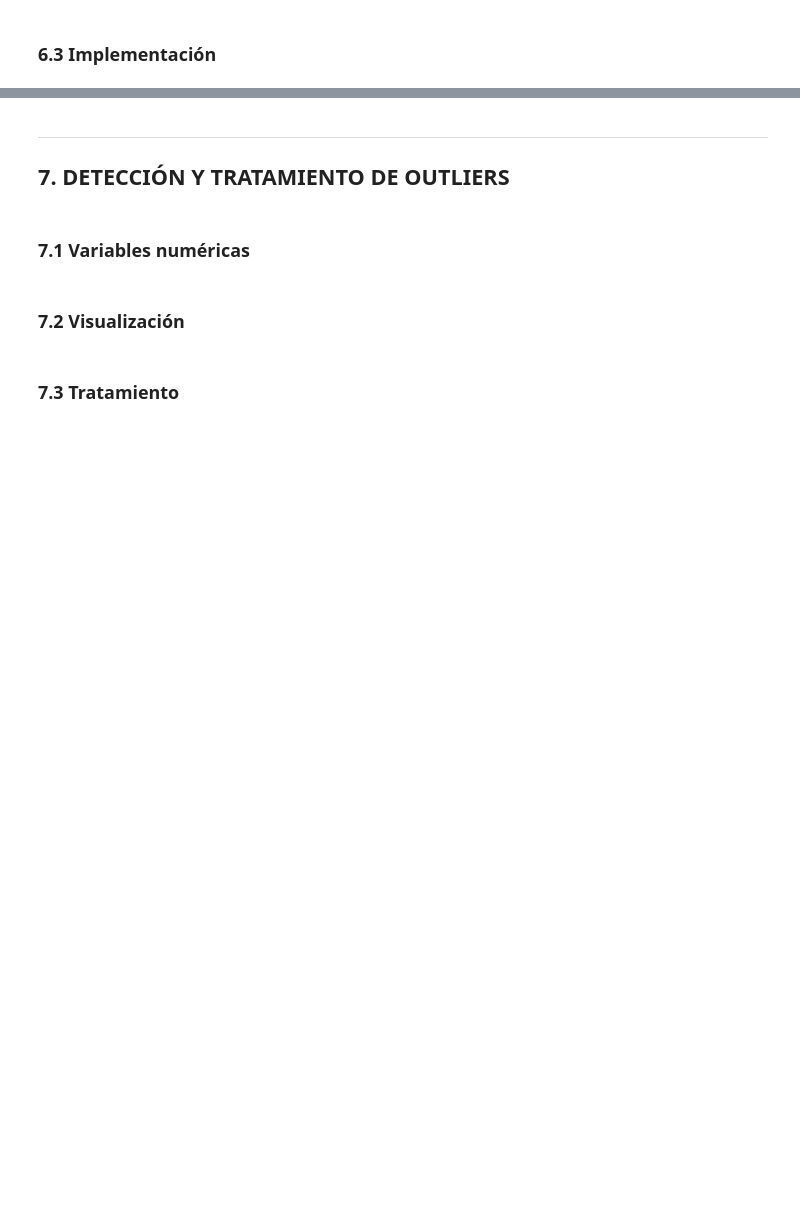
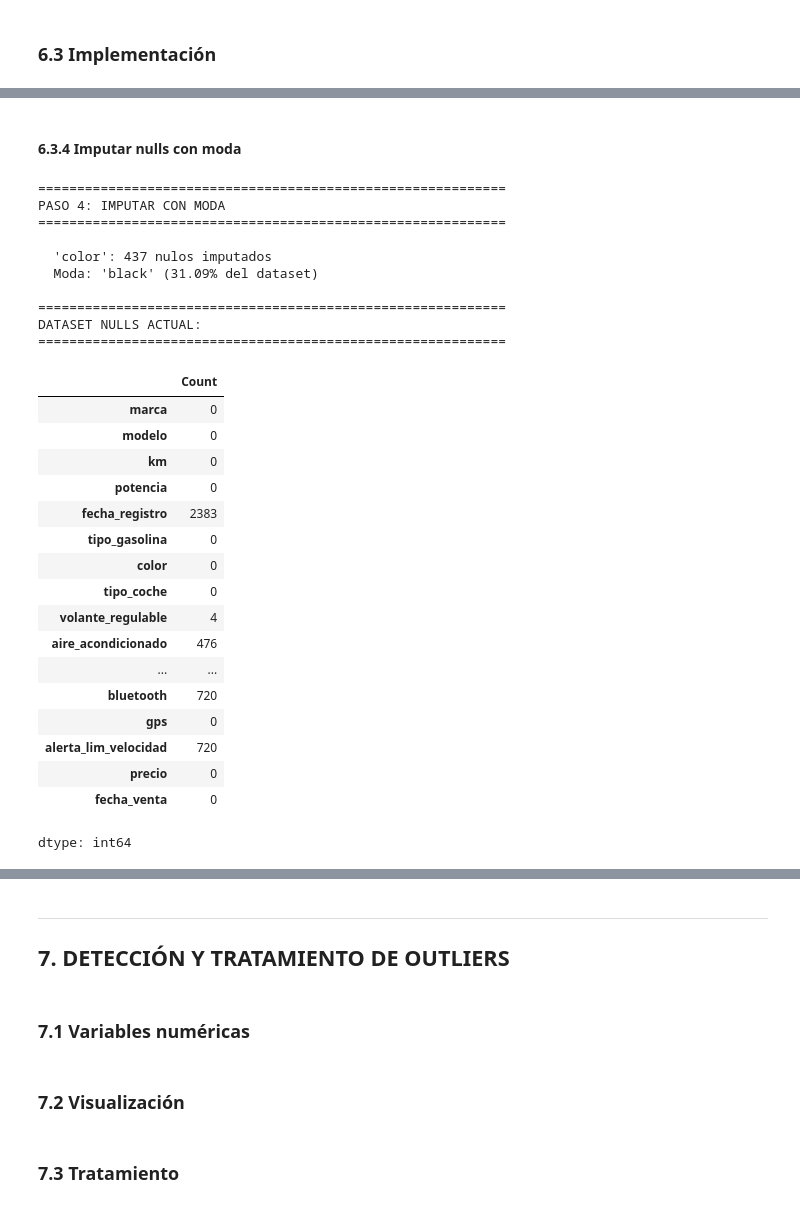
Before and after one commit to alexisnlh/entregable_1_data_engineering, a Jupyter notebook: notebooks_individuales/alexis_labrador.ipynb, the cells around one changed output, grey strips where cells are left out. Cells and saved outputs as stored; diff of their text form; code cells hidden in the pictures; blank space fills up the shorter version.

```diff
--- a/notebooks_individuales/alexis_labrador.ipynb
+++ b/notebooks_individuales/alexis_labrador.ipynb
@@ -1100,0 +1392,69 @@ MANTENER NULOS + INDICADOR (1 variable):
+# %% [markdown]
+#### 6.3.4 Imputar nulls con moda
+# %%
+def impute_moda(df: pd.DataFrame) -> pd.DataFrame:
+    """
+        Imputa nulos en variables categóricas con la moda.
+
+        Args:
+            df: Dataset a analizar
+
+        Returns:
+            Dataset con variables imputadas
+    """
+    print("\n" + "=" * 60, "\nPASO 4: IMPUTAR CON MODA\n" + "=" * 60, "\n")
+
+    df_clean = df.copy()
+
+    # Color
+    if 'color' in df_clean.columns:
+        color_nulls = df_clean['color'].isnull().sum()
+
+        if color_nulls > 0:
+            color_moda = df_clean['color'].mode()[0]
+            moda_frequency = (df_clean['color'] == color_moda).sum()
+            moda_percentage = (moda_frequency / len(df_clean)) * 100
+
+            df_clean['color'] = df_clean['color'].fillna(color_moda)
+
+            print(f"  'color': {color_nulls} nulos imputados")
+            print(f"  Moda: '{color_moda}' ({moda_percentage:.2f}% del dataset)")
+        else:
+            print(f"  'color': Sin nulos para imputar")
+
+    print("\n" + "=" * 60, "\nDATASET NULLS ACTUAL:\n" + "=" * 60, "\n")
+    display(df_clean.isnull().sum().rename("Count"))
+
+    return df_clean
+
+
+df_clean = impute_moda(df_clean)
+# %% [output]
+============================================================
+PASO 4: IMPUTAR CON MODA
+============================================================
+
+  'color': 437 nulos imputados
+  Moda: 'black' (31.09% del dataset)
+
+============================================================
+DATASET NULLS ACTUAL:
+============================================================
+|  | Count |
+| marca | 0 |
+| modelo | 0 |
+| km | 0 |
+| potencia | 0 |
+| fecha_registro | 2383 |
+| tipo_gasolina | 0 |
+| color | 0 |
+| tipo_coche | 0 |
+| volante_regulable | 4 |
+| aire_acondicionado | 476 |
+| ... | ... |
+| bluetooth | 720 |
+| gps | 0 |
+| alerta_lim_velocidad | 720 |
+| precio | 0 |
+| fecha_venta | 0 |
+dtype: int64
```
Also changed, not shown: parts of 15 cells of this notebook, 6 other files.
